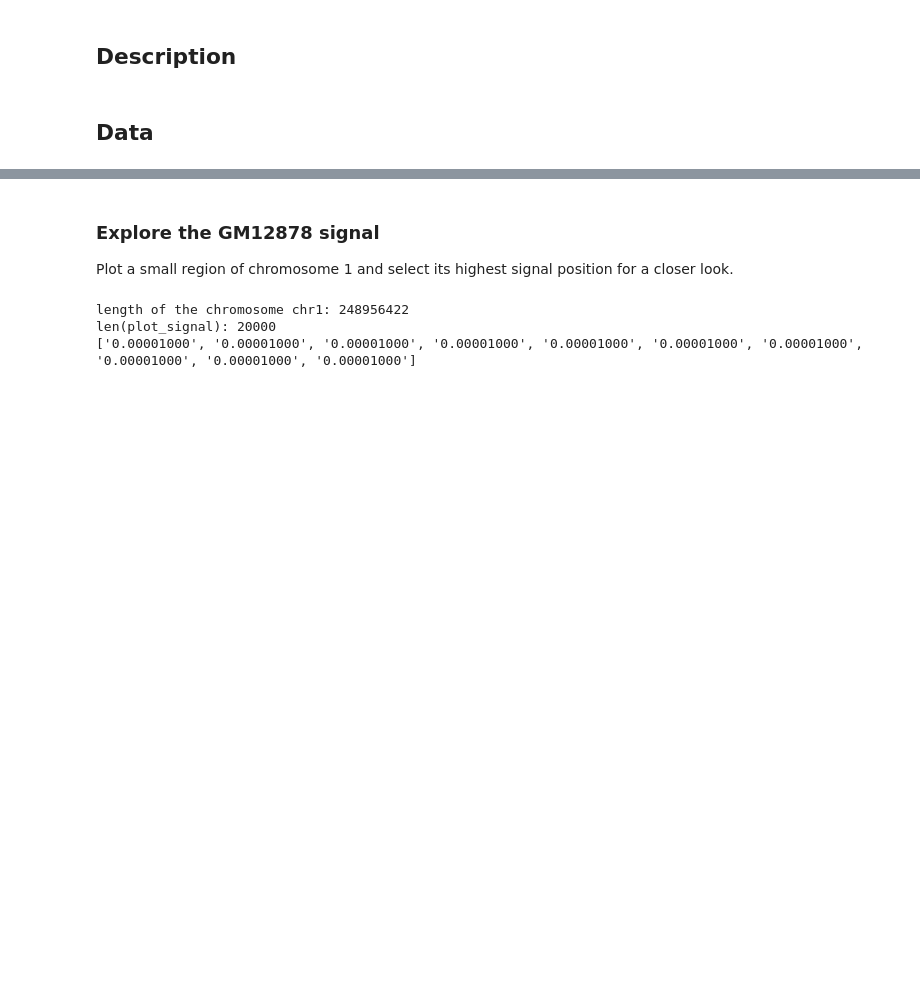
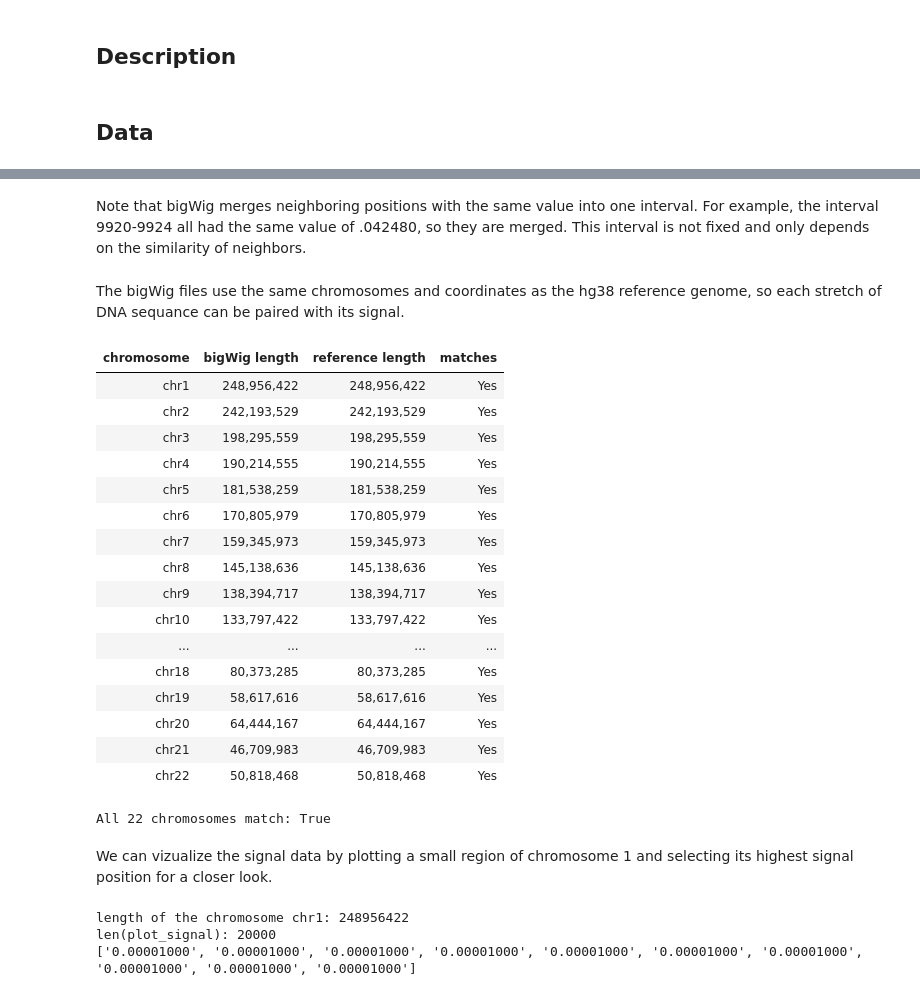
Before and after one commit to marcusrowe222/Deep-Learning-Final-Team-2, a Jupyter notebook: Deep_Learning_Final.ipynb, the cells around one changed output, grey strips where cells are left out. Saved outputs shown, nothing was run; the diff lists cells and outputs as text; code cells hidden in the pictures; blank space fills up the shorter version.

Commit message:
added data explanations

```diff
--- a/Deep_Learning_Final.ipynb
+++ b/Deep_Learning_Final.ipynb
@@ -17,21 +113,26 @@ Files: ['ENCFF262URW.bigWig', 'ENCFF357GNC.bigWig', 'ENCFF667MDI.bigWig', 'ENCFF
 # %%
-import gzip
+from itertools import islice
+import pandas as pd
 import pybigtools
 
-bw = pybigtools.open(f"{data_dir}/ENCFF667MDI.bigWig")
+bw = pybigtools.open(f"{data_dir}/ENCFF667MDI.bigWig") # GM12878
 try:
-    chroms = bw.chroms()  # dict of chrom name -> length
-    print(f"Chromosome 1 length: {bw.chroms('chr1')}")
-    print(f"First 10 values in the region: {bw.values('chr1', 1_000_000, 1_000_010)}")
-    print(f"Number of chroms: {len(chroms)}")
-    for chrom, length in chroms.items():
-        print(f"Chromosome {chrom} length: {length}")
-
-    print(f"bw.info(): {bw.info()}")
+    bigwig_lengths = dict(bw.chroms())  # chrom name -> length
+    chr1_first_10 = pd.DataFrame(
+        list(islice(bw.records("chr1"), 10)),
+        columns=["start", "end", "value"],
+    )
 finally:
     bw.close()
 
-with gzip.open(f"{data_dir}/hg38.fa.gz", "rt") as genome:
-    print("First sequence header:", genome.readline().strip())
-    print("First sequence line:", genome.readline().strip())
+length_check = pd.DataFrame({
+    "chromosome": chrom_table["chromosome"],
+    "bigWig length": chrom_table["chromosome"].map(bigwig_lengths),
+    "reference length": chrom_table["length"],
+})
+length_check["matches"] = (
+    length_check["bigWig length"] == length_check["reference length"]
+).map({True: "Yes", False: "No"})
+
+display(chr1_first_10.style.hide(axis="index"))
 # %% [output]
@@ -104,7 +150,35 @@ Total bases: 3,209,286,105
+# %% [markdown]
+Note that bigWig merges neighboring positions with the same value into one interval. For example, the interval 9920-9924 all had the same value of .042480, so they are merged. This interval is not fixed and only depends on the similarity of neighbors.
+# %% [markdown]
+The bigWig files use the same chromosomes and coordinates as the hg38 reference genome, so each stretch of DNA sequance can be paired with its signal.
+# %%
+display(
+    length_check.style
+    .format({"bigWig length": "{:,.0f}", "reference length": "{:,}"})
+    .hide(axis="index")
+)
+print(f"All {len(length_check)} chromosomes match: {(length_check['matches'] == 'Yes').all()}")
+# %% [output]
+| chromosome | bigWig length | reference length | matches |
+| chr1 | 248,956,422 | 248,956,422 | Yes |
+| chr2 | 242,193,529 | 242,193,529 | Yes |
+| chr3 | 198,295,559 | 198,295,559 | Yes |
+| chr4 | 190,214,555 | 190,214,555 | Yes |
+| chr5 | 181,538,259 | 181,538,259 | Yes |
+| chr6 | 170,805,979 | 170,805,979 | Yes |
+| chr7 | 159,345,973 | 159,345,973 | Yes |
+| chr8 | 145,138,636 | 145,138,636 | Yes |
+| chr9 | 138,394,717 | 138,394,717 | Yes |
+| chr10 | 133,797,422 | 133,797,422 | Yes |
+| ... | ... | ... | ... |
+| chr18 | 80,373,285 | 80,373,285 | Yes |
+| chr19 | 58,617,616 | 58,617,616 | Yes |
+| chr20 | 64,444,167 | 64,444,167 | Yes |
+| chr21 | 46,709,983 | 46,709,983 | Yes |
+| chr22 | 50,818,468 | 50,818,468 | Yes |
+All 22 chromosomes match: True
 # %% [markdown]
-### Explore the GM12878 signal
-
-Plot a small region of chromosome 1 and select its highest signal position for a closer look.
+We can vizualize the signal data by plotting a small region of chromosome 1 and selecting its highest signal position for a closer look.
 # %%
 import matplotlib.pyplot as plt
 import numpy as np
```
Also changed, not shown: parts of 18 cells of this notebook.
